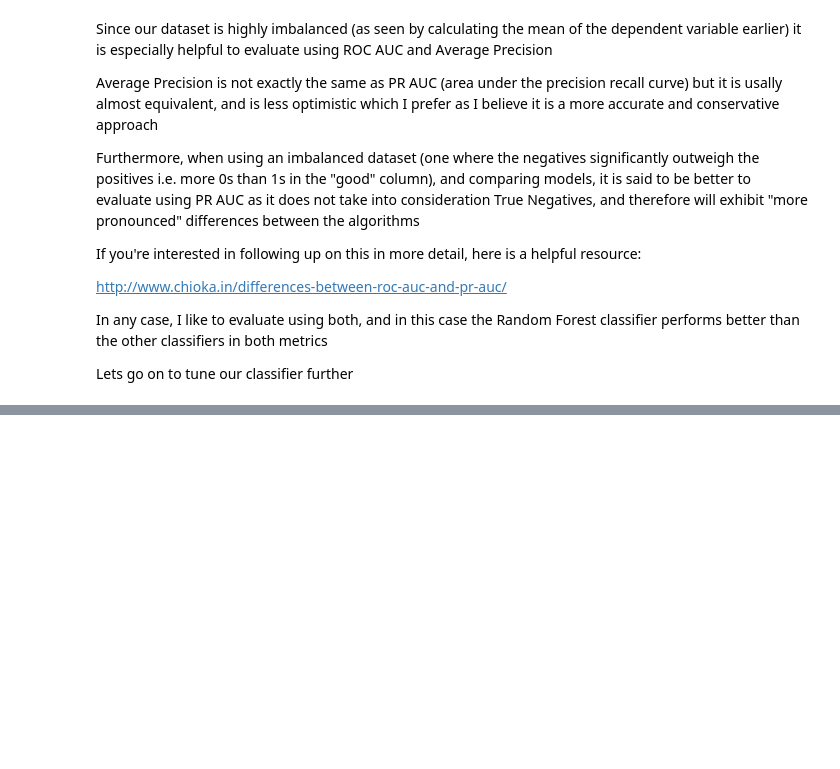
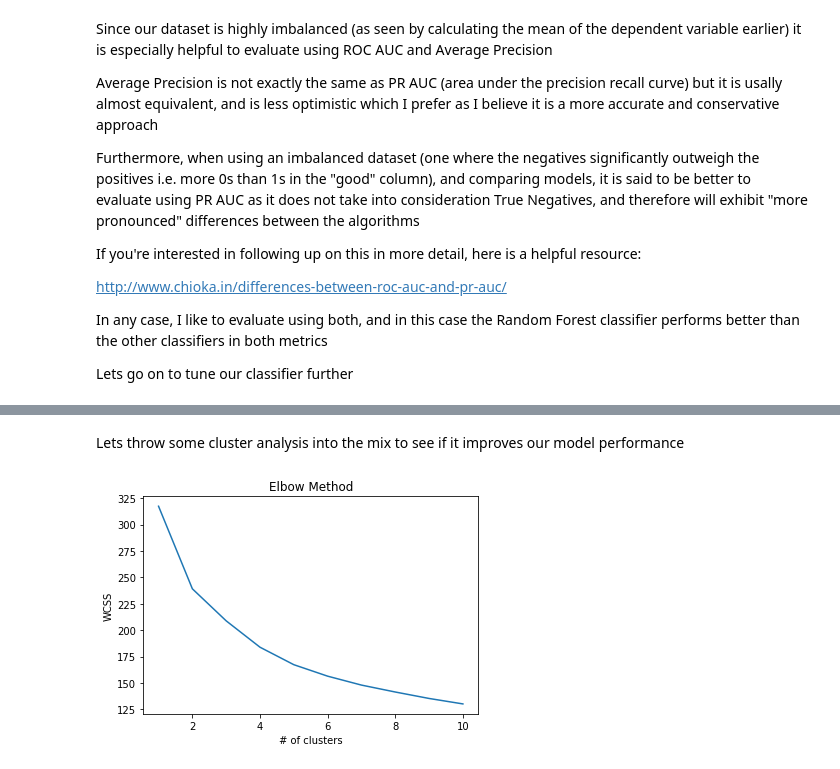
Before and after one commit to Edwardp17/Kaggle, a Jupyter notebook: wine_class/wine_class.ipynb, the cells around one changed output, grey strips where cells are left out. Saved outputs shown, nothing was run; the diff lists cells and outputs as text; code cells hidden in the pictures; blank space fills up the shorter version.

Commit message:
add cluster analysis

```diff
--- a/wine_class/wine_class.ipynb
+++ b/wine_class/wine_class.ipynb
@@ -336,0 +339,16 @@ rf_t_score
+# %% [markdown]
+Lets throw some cluster analysis into the mix to see if it improves our model performance
+# %%
+#using elbow method to find optimal number of clusters
+wcss = []
+for i in range(1,11):
+    kmeans = KMeans(n_clusters = i, random_state = 1)
+    kmeans.fit(X)
+    wcss.append(kmeans.inertia_)
+plt.plot(range(1,11),wcss)
+plt.title('Elbow Method')
+plt.xlabel('# of clusters')
+plt.ylabel('WCSS')
+plt.show()
+# %% [output]
+[figure, added]
```
Also changed, not shown: parts of 9 cells of this notebook.
